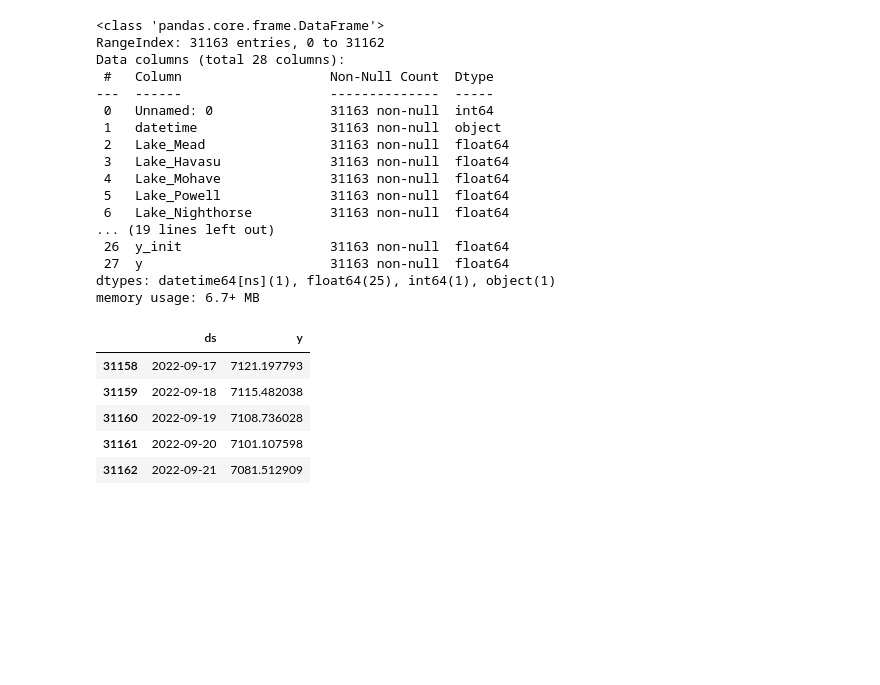
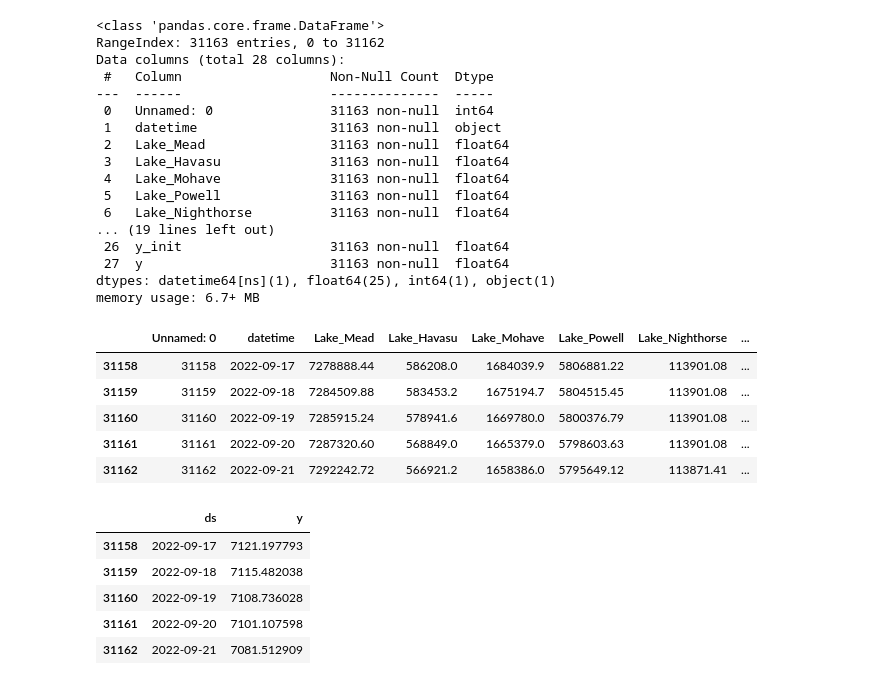
Before and after one commit to lychrst/The_Golf_Courses_of_Wrath, a Jupyter notebook: The_Golf_Courses_of_Wrath.ipynb, the cells around one changed output. Cells and saved outputs as stored; diff of their text form; code cells hidden in the pictures; blank space fills up the shorter version.

```diff
--- a/The_Golf_Courses_of_Wrath.ipynb
+++ b/The_Golf_Courses_of_Wrath.ipynb
@@ -1848,6 +1843,15 @@ Data columns (total 28 columns):
  27  y                        31163 non-null  float64
 dtypes: datetime64[ns](1), float64(25), int64(1), object(1)
 memory usage: 6.7+ MB
+# %%
+Col_storage_Sep_2022.tail()
+# %% [output]
+|  | Unnamed: 0 | datetime | Lake_Mead | Lake_Havasu | Lake_Mohave | Lake_Powell | Lake_Nighthorse | ... |
+| 31158 | 31158 | 2022-09-17 | 7278888.44 | 586208.0 | 1684039.9 | 5806881.22 | 113901.08 | ... |
+| 31159 | 31159 | 2022-09-18 | 7284509.88 | 583453.2 | 1675194.7 | 5804515.45 | 113901.08 | ... |
+| 31160 | 31160 | 2022-09-19 | 7285915.24 | 578941.6 | 1669780.0 | 5800376.79 | 113901.08 | ... |
+| 31161 | 31161 | 2022-09-20 | 7287320.60 | 568849.0 | 1665379.0 | 5798603.63 | 113901.08 | ... |
+| 31162 | 31162 | 2022-09-21 | 7292242.72 | 566921.2 | 1658386.0 | 5795649.12 | 113871.41 | ... |
 # %%
 # This shows the combined storage levels of the
 # reservoirs that are a part of the Colorado River Basin.
```
Also changed, not shown: parts of 89 cells of this notebook, 3 other files.
